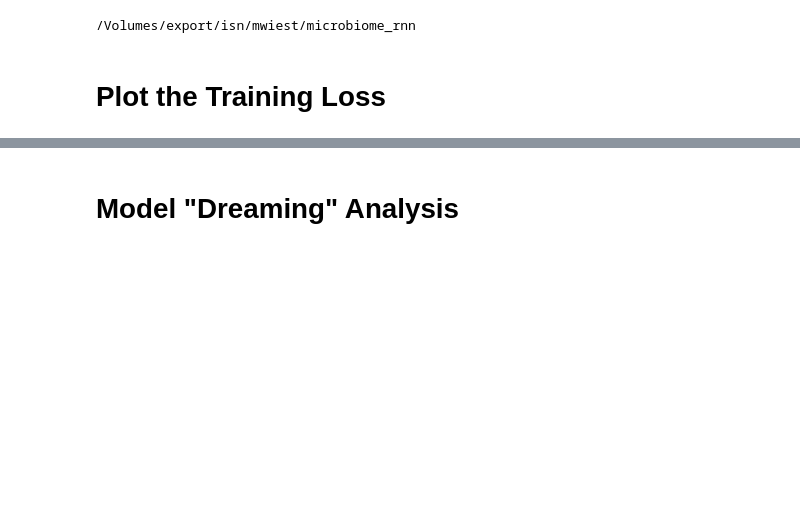
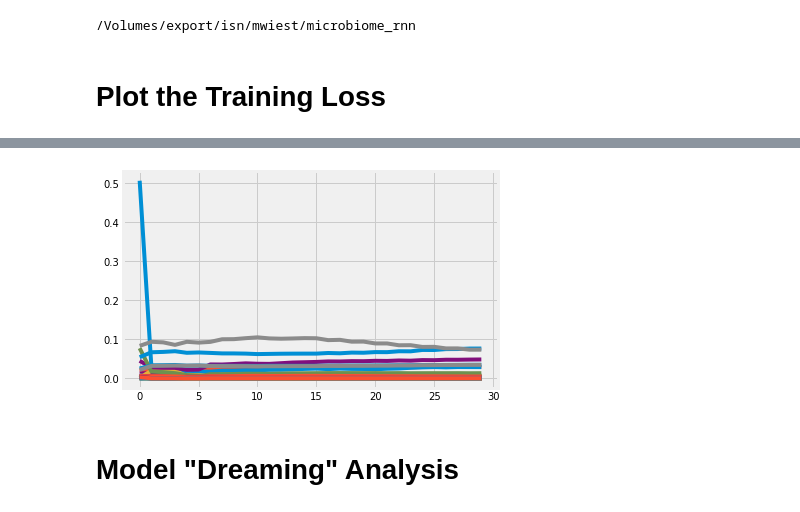
Before and after one commit to michaelwiest/microbiome-rnn, a Jupyter notebook: notebooks/Model Evaluator.ipynb, the cells around one changed output, grey strips where cells are left out. Drawn from its saved outputs; the diff is of its cells as text; code cells hidden in the pictures; blank space fills up the shorter version.

```diff
--- a/notebooks/Model Evaluator.ipynb
+++ b/notebooks/Model Evaluator.ipynb
@@ -108,3 +109,8 @@ Text(0.5,1,'Loss Over Training')
+# %%
+plt.plot((losses[2, :, :].T))
+plt.show()
+# %% [output]
+[figure, added]
 # %% [markdown]
 # Model "Dreaming" Analysis
 # %%
```
Also changed, not shown: parts of 14 cells of this notebook.
